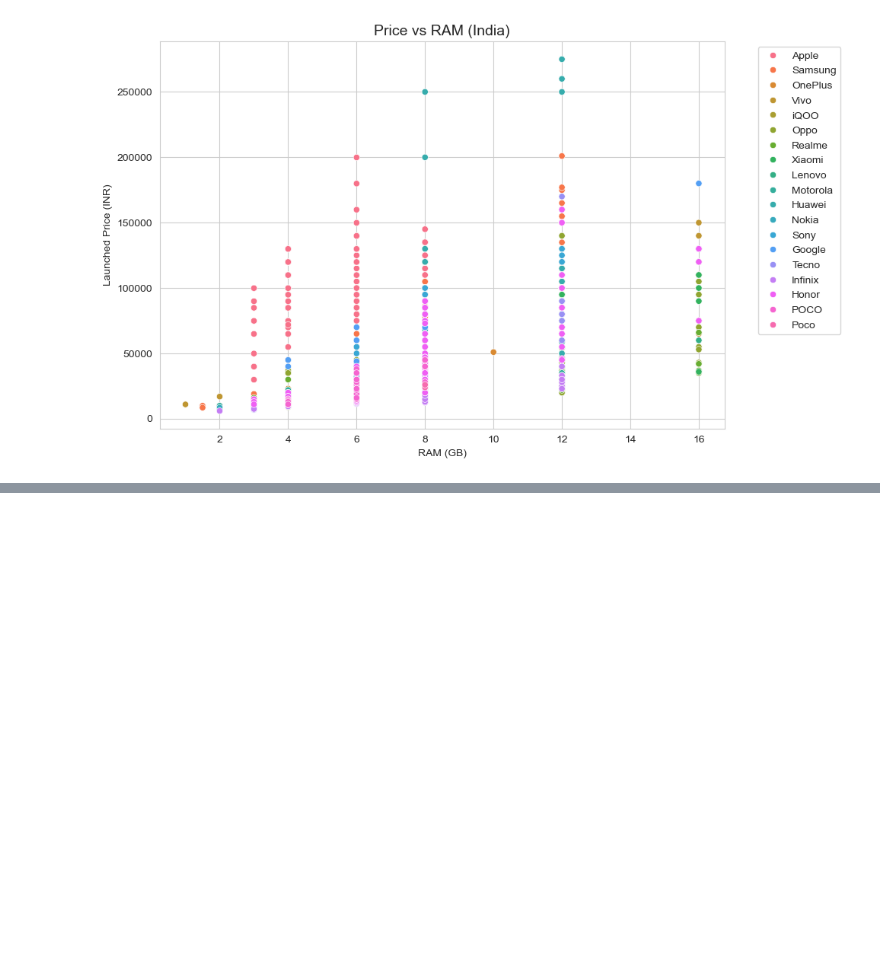
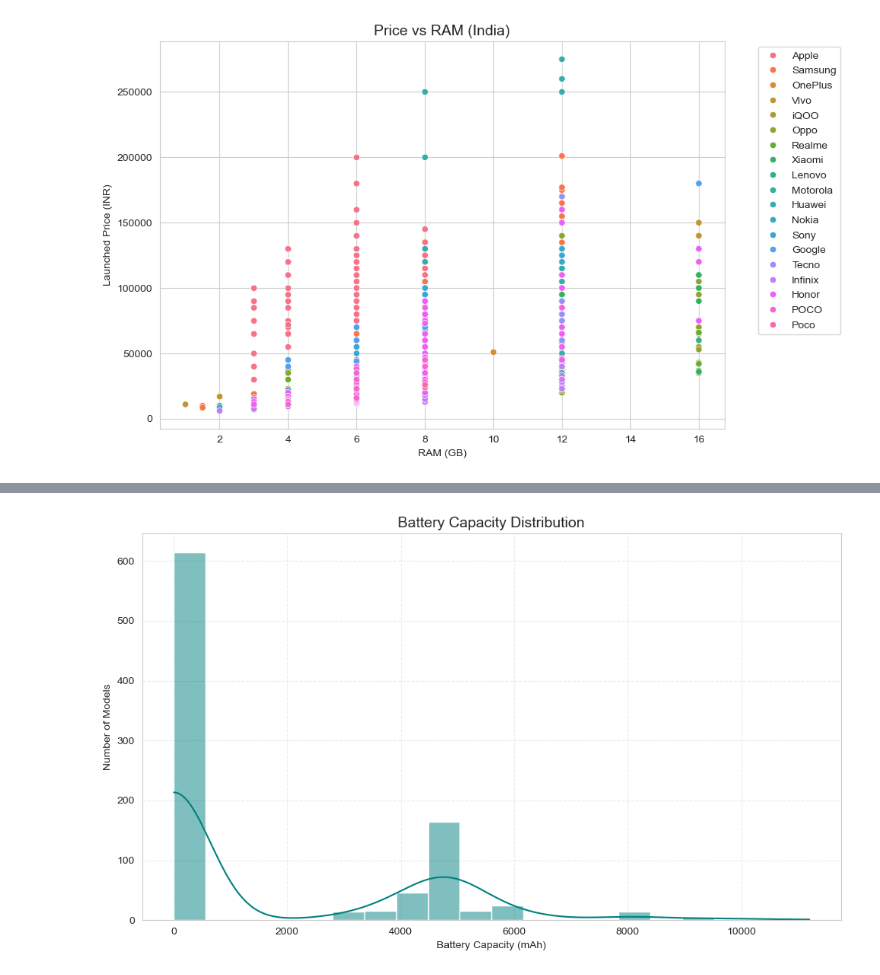
Before and after one commit to Parvashukla26/Mobile_2025_Data_Analysis, a Jupyter notebook: Mobiles_2025_data_analysis.ipynb, the cells around one changed output, grey strips where cells are left out. Saved outputs shown, nothing was run; the diff lists cells and outputs as text; code cells hidden in the pictures; blank space fills up the shorter version.

Commit message:
Fourth Visualization : Battery Capacity Distribution

```diff
--- a/Mobiles_2025_data_analysis.ipynb
+++ b/Mobiles_2025_data_analysis.ipynb
@@ -251,0 +268,3 @@ plt.show()
+# %%
+df['Battery Capacity'] = df['Battery Capacity'].astype(str).str.extract(r'(\d+\.?\d*)').astype(float)
+df['Battery Capacity']
@@ -251,0 +284,11 @@ plt.show()
+# %%
+plt.figure(figsize=(10, 6))
+sns.histplot(df['Battery Capacity'], bins=20, kde=True, color='teal')
+plt.title("Battery Capacity Distribution", fontsize=14)
+plt.xlabel("Battery Capacity (mAh)")
+plt.ylabel("Number of Models")
+plt.grid(True, linestyle='--', alpha=0.4)
+plt.tight_layout()
+plt.show()
+# %% [output]
+[figure, added]
```
Also changed, not shown: parts of 2 cells of this notebook.
